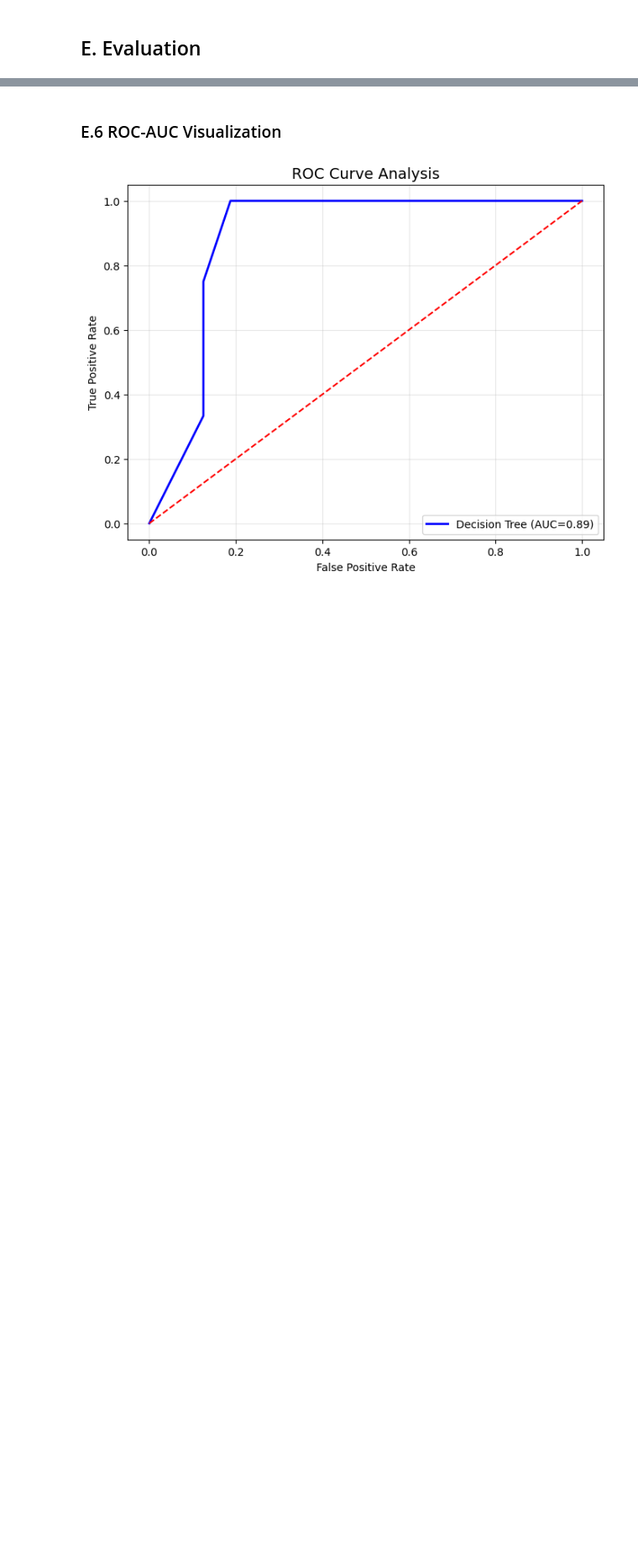
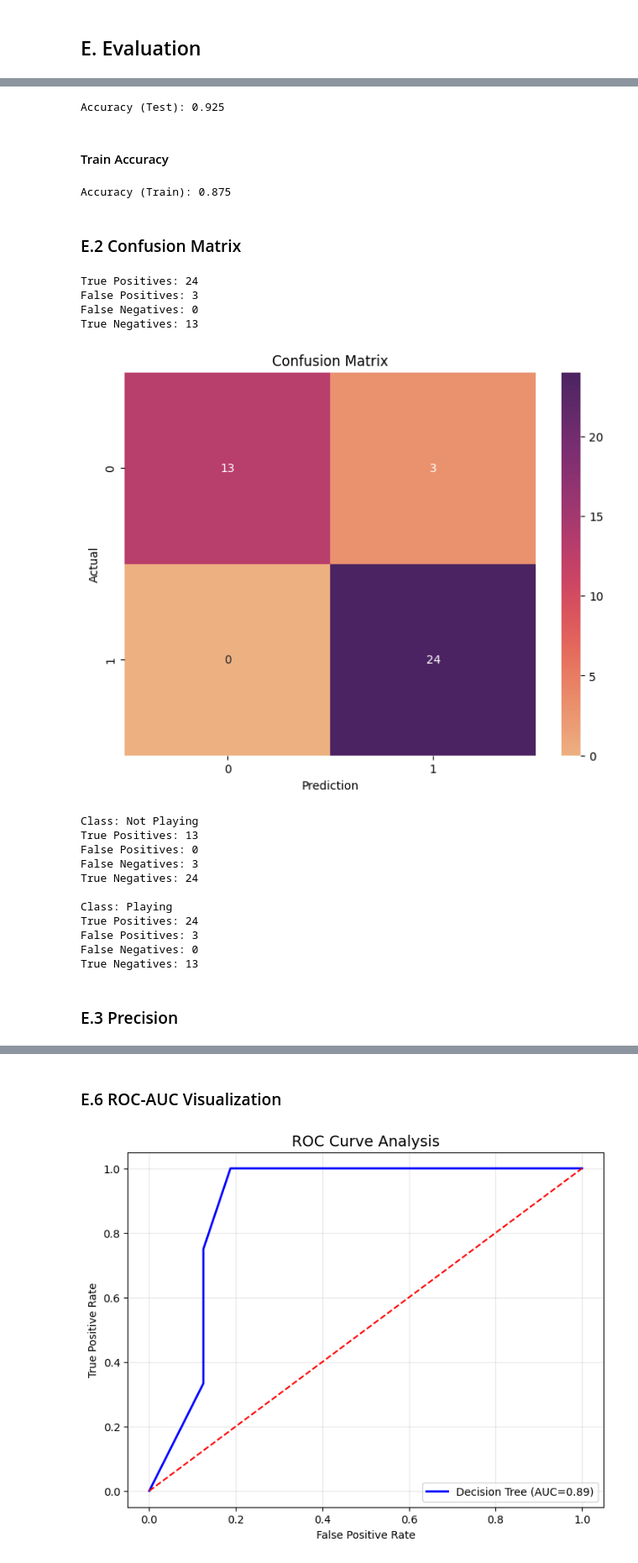
Before and after one commit to HablSank/1Day-1Dataset_MachineLearningProject, a Jupyter notebook: Day-14/Decision Tree Classification (Play Tennis)/playtennis.ipynb, the cells around one changed output, grey strips where cells are left out. Shown at 84% size. Drawn from its saved outputs; the diff is of its cells as text; code cells hidden in the pictures; blank space fills up the shorter version.

Commit message:
Day - 14 (Decision Tree Classification) Exploratory Data Done

```diff
--- a/Day-14/Decision Tree Classification (Play Tennis)/playtennis.ipynb
+++ b/Day-14/Decision Tree Classification (Play Tennis)/playtennis.ipynb
@@ -400,2 +402,7 @@ Best Test Accuracy is at Depth: 3
+# %%
+model = DecisionTreeID3(max_depth=3)
+model.fit(X_train, y_train)
+test_predictions = model.predict(X_test)
+train_predictions = model.predict(X_train)
 # %% [markdown]
 ## E. Evaluation
@@ -401,0 +413,72 @@ Best Test Accuracy is at Depth: 3
+# %%
+test_accuracy = np.mean(test_predictions == y_test.values)
+print(f"Accuracy (Test): {test_accuracy:.3f}")
+# %% [output]
+Accuracy (Test): 0.925
+# %% [markdown]
+#### Train Accuracy
+# %%
+train_accuracy = np.mean(train_predictions == y_train.values)
+print(f"Accuracy (Train): {train_accuracy:.3f}")
+# %% [output]
+Accuracy (Train): 0.875
+# %% [markdown]
+### E.2 Confusion Matrix
+# %%
+pred_array = np.array(test_predictions)
+test_array = np.array(y_test)
+
+TP = np.sum((pred_array == 1) & (test_array == 1))
+FP = np.sum((pred_array == 1) & (test_array == 0))
+FN = np.sum((pred_array == 0) & (test_array == 1))
+TN = np.sum((pred_array == 0) & (test_array == 0))
+
+print(f"True Positives: {TP}")
+print(f"False Positives: {FP}")
+print(f"False Negatives: {FN}")
+print(f"True Negatives: {TN}")
+# %% [output]
+True Positives: 24
+False Positives: 3
+False Negatives: 0
+True Negatives: 13
+# %%
+confusion_matrix = pd.crosstab(y_test, test_predictions, rownames=['Actual'], colnames=['Prediction'])
+plt.figure(figsize=(8,6))
+sns.heatmap(confusion_matrix, annot=True, cmap='flare', fmt='d')
+plt.title("Confusion Matrix")
+plt.show()
+
+cm_array = confusion_matrix.values
+TP = np.diag(cm_array)
+FP = np.sum(cm_array, axis=0) - TP
+FN = np.sum(cm_array, axis=1) - TP
+TN = np.sum(cm_array) - (TP + FP + FN)
+
+class_names = confusion_matrix.columns
+for i, name in enumerate(class_names):
+    if name == 0:
+        classes = "Not Playing"
+    else:
+        classes = "Playing"
+
+    print(f"Class: {classes}")
+    print(f"True Positives: {TP[i]}")
+    print(f"False Positives: {FP[i]}")
+    print(f"False Negatives: {FN[i]}")
+    print(f"True Negatives: {TN[i]}\n")
+# %% [output]
+[figure, added]
+Class: Not Playing
+True Positives: 13
+False Positives: 0
+False Negatives: 3
+True Negatives: 24
+
+Class: Playing
+True Positives: 24
+False Positives: 3
+False Negatives: 0
+True Negatives: 13
+# %% [markdown]
+### E.3 Precision
```
Also changed, not shown: parts of 5 cells of this notebook.
